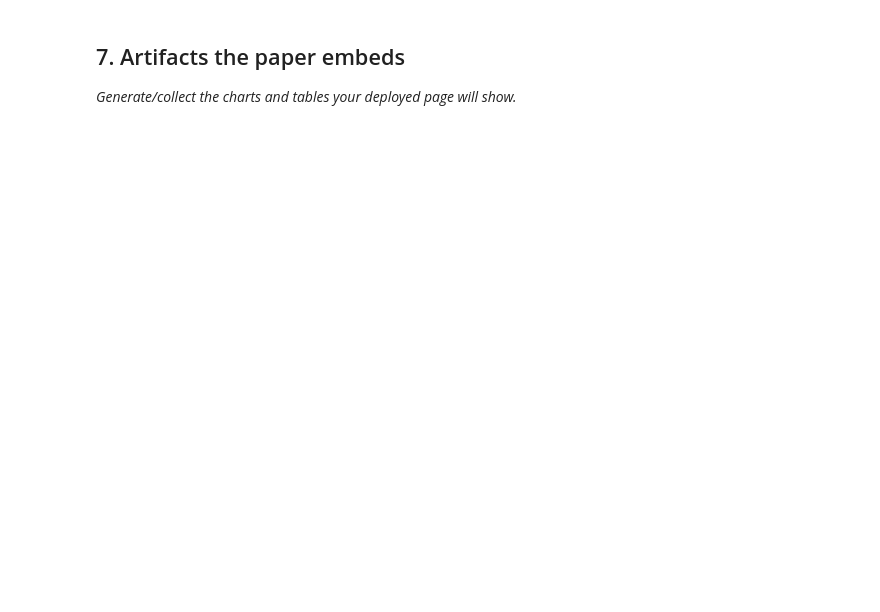
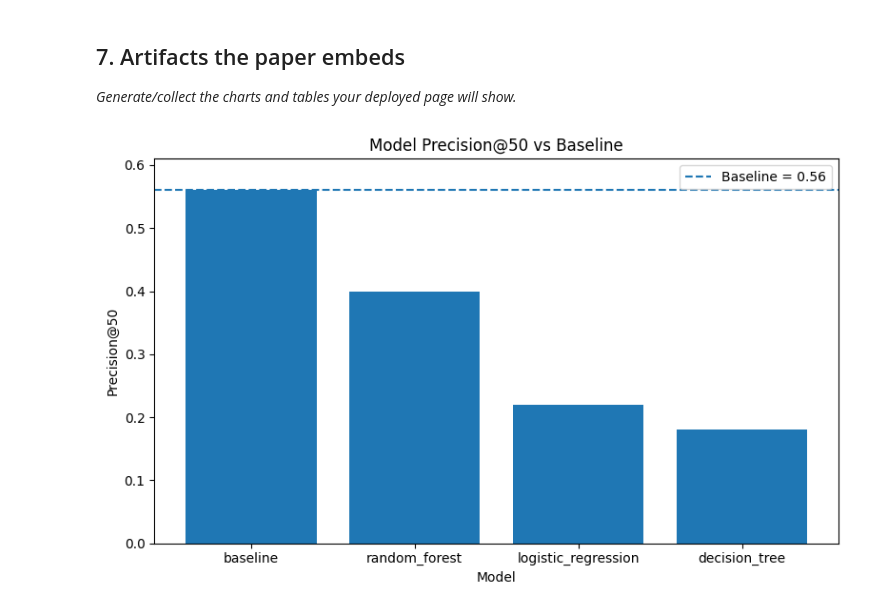
Before and after one commit to ahmed-morad15/flyrank-ml-internship, a Jupyter notebook: work/notebooks/capstone.ipynb, the cells around one changed output. Cells and saved outputs as stored; diff of their text form; code cells hidden in the pictures; blank space fills up the shorter version.

```diff
--- a/work/notebooks/capstone.ipynb
+++ b/work/notebooks/capstone.ipynb
@@ -34,3 +835,38 @@ This skeleton is yours to fill. Work the sections **in order** — each one has
 ## 7. Artifacts the paper embeds
 
 *Generate/collect the charts and tables your deployed page will show.*
+# %%
+# Artifact 1: Model performance vs baseline
+
+import matplotlib.pyplot as plt
+
+plot_df = results_df[
+    ["model", "precision_at_50"]
+].copy()
+
+plot_df.loc[len(plot_df)] = ["baseline", baseline_precision]
+
+# Keep one baseline row only
+plot_df = (
+    plot_df
+    .drop_duplicates(subset=["model"])
+    .sort_values("precision_at_50", ascending=False)
+)
+
+plt.figure(figsize=(8, 5))
+plt.bar(plot_df["model"], plot_df["precision_at_50"])
+plt.axhline(
+    baseline_precision,
+    linestyle="--",
+    label=f"Baseline = {baseline_precision:.2f}"
+)
+
+plt.ylabel("Precision@50")
+plt.xlabel("Model")
+plt.title("Model Precision@50 vs Baseline")
+plt.ylim(0, max(plot_df["precision_at_50"].max() + 0.05, 0.35))
+plt.legend()
+plt.tight_layout()
+plt.show()
+# %% [output]
+[figure, added]
```
Also changed, not shown: parts of 47 cells of this notebook.
